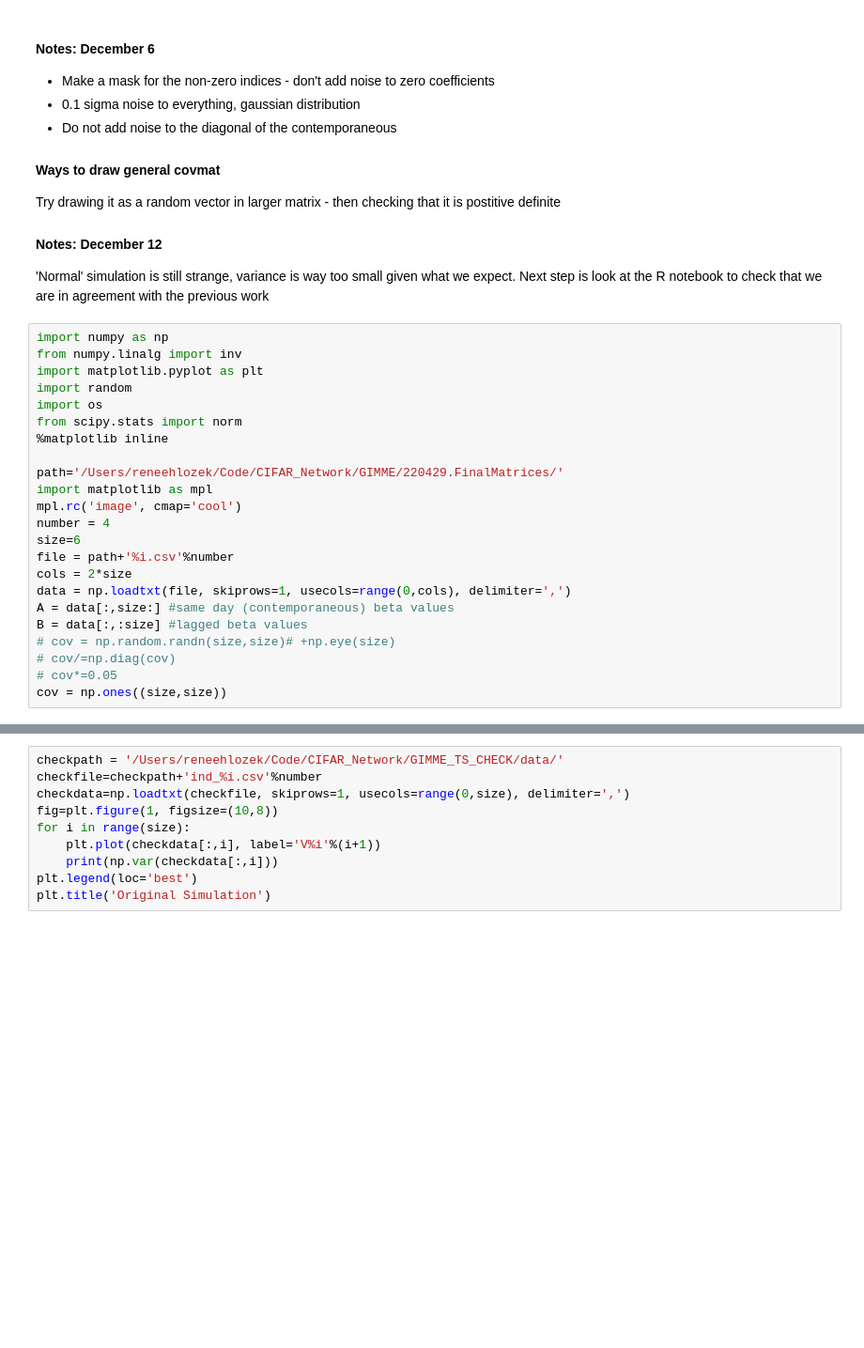
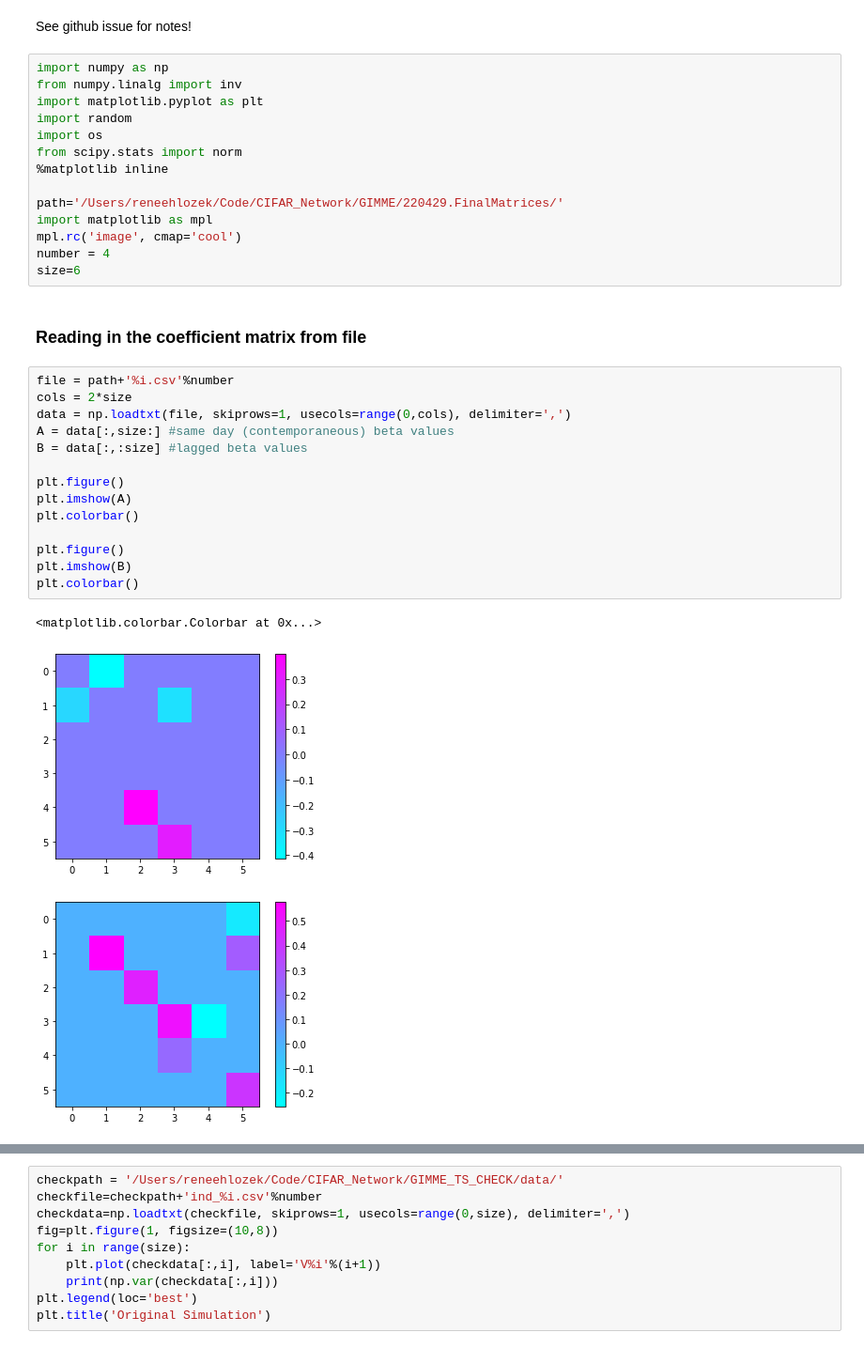
Before and after one commit to bangari-19/Collaborative-CIFAR-Project-, a Jupyter notebook: Module_Generation.ipynb, the cells around one changed output, grey strips where cells are left out. Shown at 94% size. Saved outputs shown, nothing was run; the diff lists cells and outputs as text; blank space fills up the shorter version.

```diff
--- a/Module_Generation.ipynb
+++ b/Module_Generation.ipynb
@@ -1,16 +1,5 @@
-# %% [markdown]
-#### Notes: December 6
-
-*  Make a mask for the non-zero indices - don't add noise to zero coefficients
-* 0.1 sigma noise to everything, gaussian distribution
-* Do not add noise to the diagonal of the contemporaneous
-
-#### Ways to draw general covmat
-Try drawing it as a random vector in larger matrix - then checking that it is postitive definite
-
-#### Notes: December 12
-'Normal' simulation is still strange, variance is way too small given what we expect.
-Next step is look at the R notebook to check that we are in agreement with the previous work
+# %% [markdown]
+See github issue for notes!
 # %%
 import numpy as np
 from numpy.linalg import inv
@@ -25,12 +14,23 @@ import matplotlib as mpl
 mpl.rc('image', cmap='cool')
 number = 4
 size=6
-file = path+'%i.csv'%number
-cols = 2*size
-data = np.loadtxt(file, skiprows=1, usecols=range(0,cols), delimiter=',')
-A = data[:,size:] #same day (contemporaneous) beta values
-B = data[:,:size] #lagged beta values
-# cov = np.random.randn(size,size)# +np.eye(size)
-# cov/=np.diag(cov)
-# cov*=0.05
-cov = np.ones((size,size))
+# %% [markdown]
+### Reading in the coefficient matrix from file
+# %%
+file = path+'%i.csv'%number
+cols = 2*size
+data = np.loadtxt(file, skiprows=1, usecols=range(0,cols), delimiter=',')
+A = data[:,size:] #same day (contemporaneous) beta values
+B = data[:,:size] #lagged beta values
+
+plt.figure()
+plt.imshow(A)
+plt.colorbar()
+
+plt.figure()
+plt.imshow(B)
+plt.colorbar()
+# %% [output]
+<matplotlib.colorbar.Colorbar at 0x...>
+[figure, added]
+[figure, added]
```
Also changed, not shown: parts of 18 cells of this notebook.
